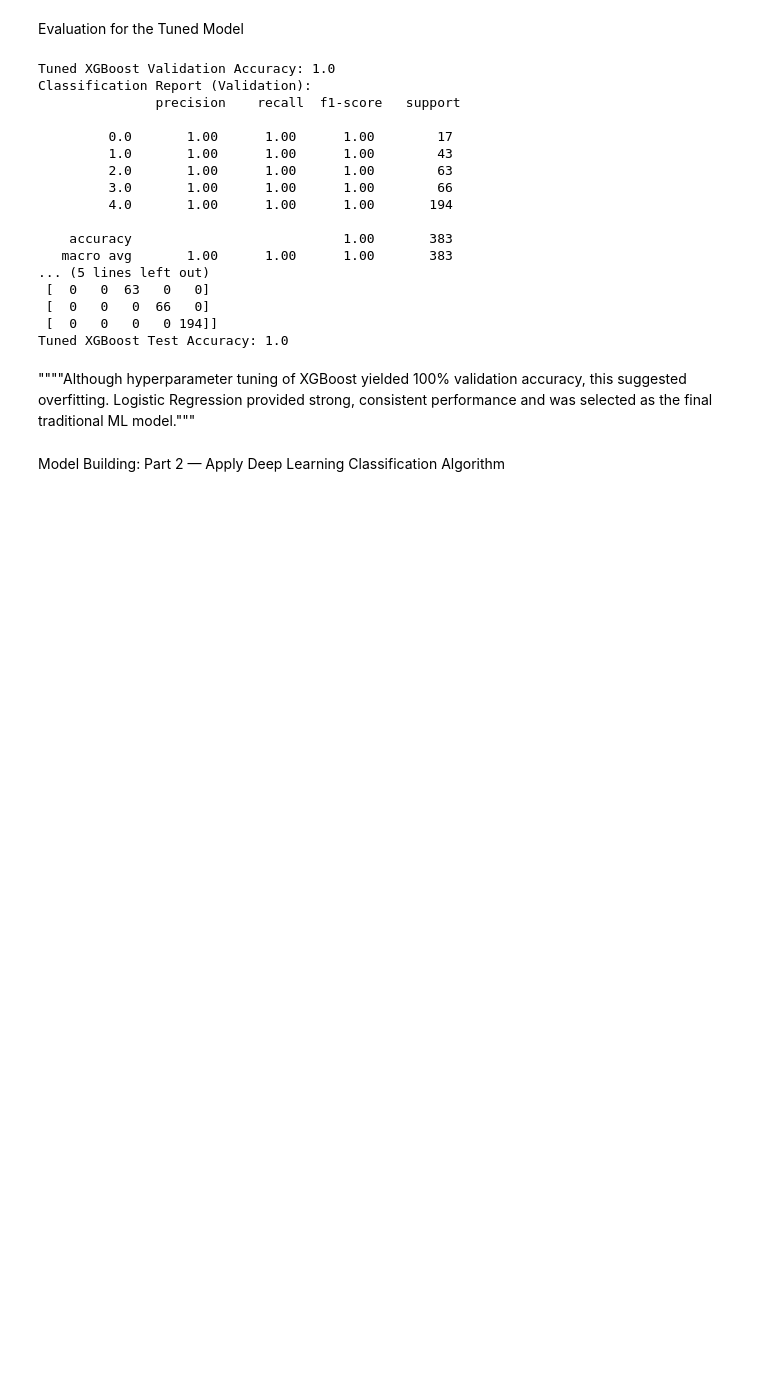
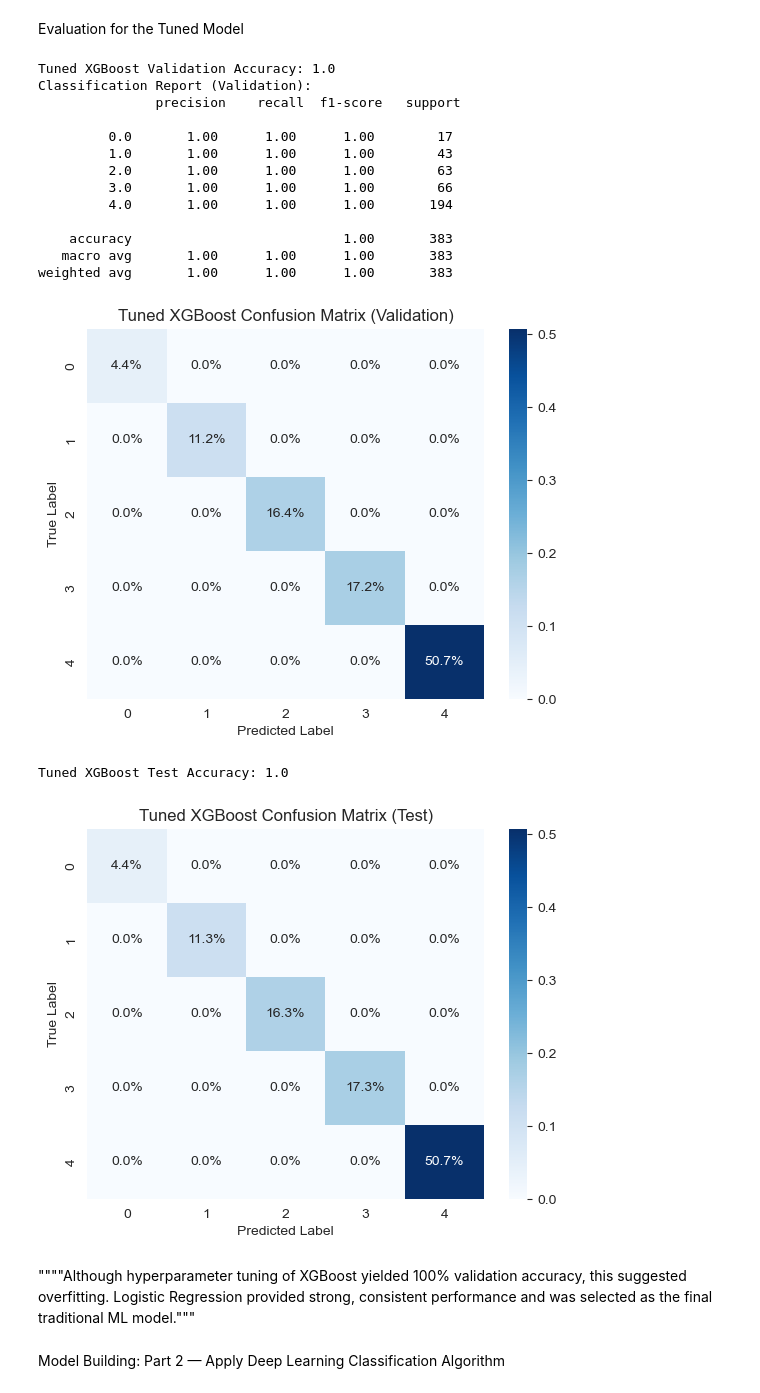
Before and after one commit to soulgoesflying/MLG382-Guided-Project, a Jupyter notebook: StudentPerformance.ipynb, the cells around one changed output. Drawn from its saved outputs; the diff is of its cells as text; code cells hidden in the pictures; blank space fills up the shorter version.

```diff
--- a/StudentPerformance.ipynb
+++ b/StudentPerformance.ipynb
@@ -804,31 +860,47 @@ Evaluation for the Tuned Model
 # %%
 from sklearn.metrics import accuracy_score, classification_report, confusion_matrix
 
 # Validation Results
 print("Tuned XGBoost Validation Accuracy:", accuracy_score(y_val, y_val_pred_best_xgb))
 print("Classification Report (Validation):\n", classification_report(y_val, y_val_pred_best_xgb))
-print("Confusion Matrix (Validation):\n", confusion_matrix(y_val, y_val_pred_best_xgb))
+
+# Heatmap for Tuned XGBoost - Validation Set
+cm_val_xgb_tuned = confusion_matrix(y_val, y_val_pred_best_xgb)
+cm_val_prob_xgb_tuned = cm_val_xgb_tuned / np.sum(cm_val_xgb_tuned)
+_ = sns.heatmap(cm_val_prob_xgb_tuned, annot=True, cmap='Blues', fmt='.1%')
+plt.title('Tuned XGBoost Confusion Matrix (Validation)')
+plt.xlabel('Predicted Label')
+plt.ylabel('True Label')
+plt.show()
 
 # Test Results
 print("Tuned XGBoost Test Accuracy:", accuracy_score(y_test, y_test_pred_best_xgb))
+
+# Heatmap for Tuned XGBoost - Test Set
+cm_test_xgb_tuned = confusion_matrix(y_test, y_test_pred_best_xgb)
+cm_test_prob_xgb_tuned = cm_test_xgb_tuned / np.sum(cm_test_xgb_tuned)
+_ = sns.heatmap(cm_test_prob_xgb_tuned, annot=True, cmap='Blues', fmt='.1%')
+plt.title('Tuned XGBoost Confusion Matrix (Test)')
+plt.xlabel('Predicted Label')
+plt.ylabel('True Label')
+plt.show()
 # %% [output]
 Tuned XGBoost Validation Accuracy: 1.0
 Classification Report (Validation):
                precision    recall  f1-score   support
 
          0.0       1.00      1.00      1.00        17
          1.0       1.00      1.00      1.00        43
          2.0       1.00      1.00      1.00        63
          3.0       1.00      1.00      1.00        66
          4.0       1.00      1.00      1.00       194
 
     accuracy                           1.00       383
    macro avg       1.00      1.00      1.00       383
-... (5 lines left out)
- [  0   0  63   0   0]
- [  0   0   0  66   0]
- [  0   0   0   0 194]]
-Tuned XGBoost Test Accuracy: 1.0
+weighted avg       1.00      1.00      1.00       383
+[figure, added]
+Tuned XGBoost Test Accuracy: 1.0
+[figure, added]
 # %% [markdown]
 """"Although hyperparameter tuning of XGBoost yielded 100% validation accuracy, this suggested overfitting. Logistic Regression provided strong, consistent performance and was selected as the final traditional ML model."""
 # %% [markdown]
```
Also changed, not shown: parts of 25 cells of this notebook, 5 other files.
